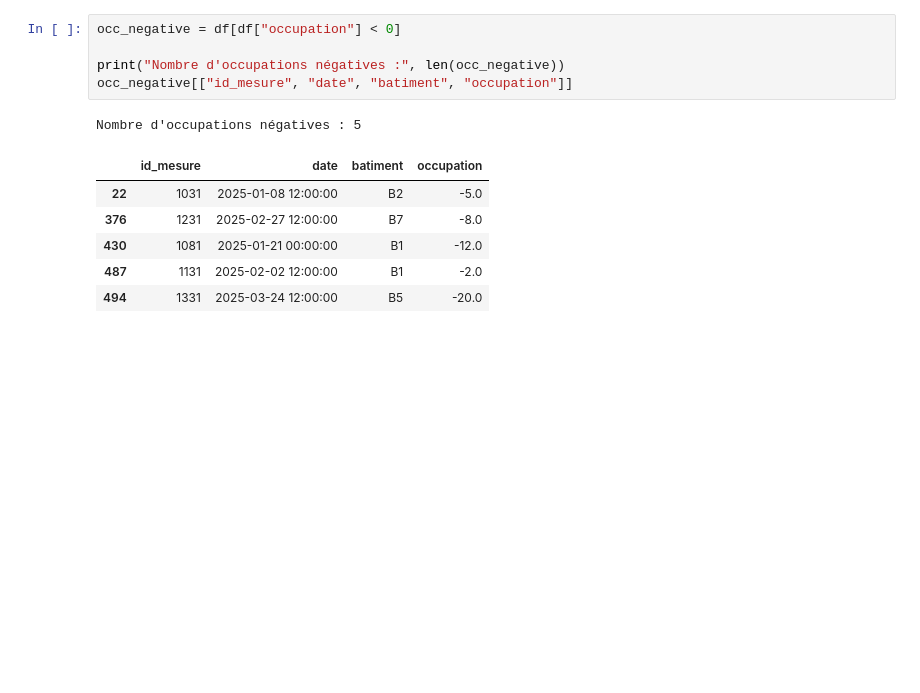
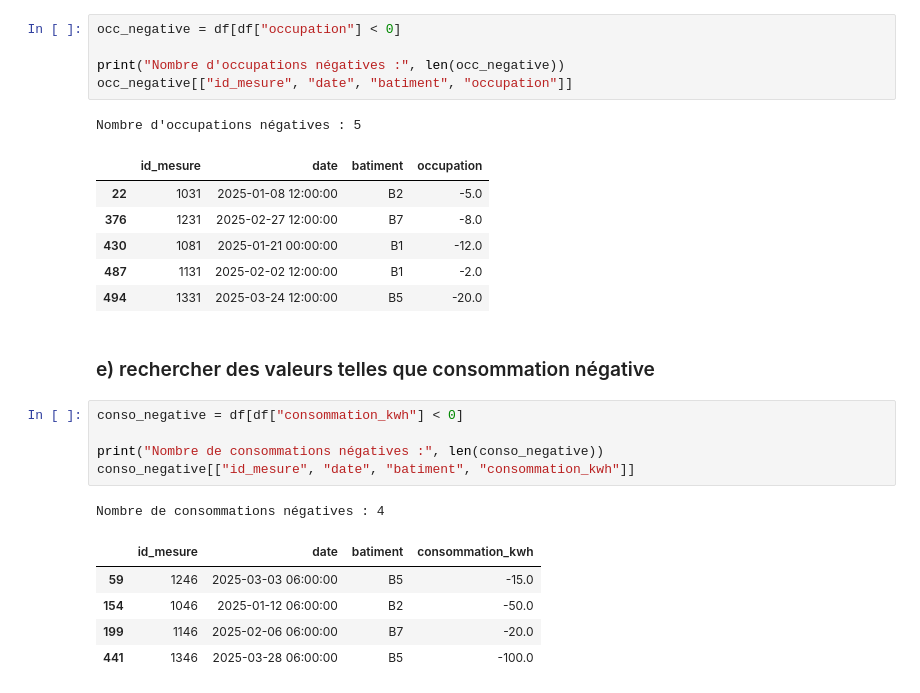
Before and after one commit to sinendoye/atelier_prepa_donnees_tab, a Jupyter notebook: notebooks/atelier_prepa_donnees_tab.ipynb, the cells around one changed output. Cells and saved outputs as stored; diff of their text form; blank space fills up the shorter version.

Commit message:
Recherche des valeurs telles que consommation négative

```diff
--- a/notebooks/atelier_prepa_donnees_tab.ipynb
+++ b/notebooks/atelier_prepa_donnees_tab.ipynb
@@ -202,3 +202,17 @@ Nombre d'occupations négatives : 5
 | 430 | 1081 | 2025-01-21 00:00:00 | B1 | -12.0 |
 | 487 | 1131 | 2025-02-02 12:00:00 | B1 | -2.0 |
 | 494 | 1331 | 2025-03-24 12:00:00 | B5 | -20.0 |
+# %% [markdown]
+### e) rechercher des valeurs telles que consommation négative
+# %%
+conso_negative = df[df["consommation_kwh"] < 0]
+
+print("Nombre de consommations négatives :", len(conso_negative))
+conso_negative[["id_mesure", "date", "batiment", "consommation_kwh"]]
+# %% [output]
+Nombre de consommations négatives : 4
+|  | id_mesure | date | batiment | consommation_kwh |
+| 59 | 1246 | 2025-03-03 06:00:00 | B5 | -15.0 |
+| 154 | 1046 | 2025-01-12 06:00:00 | B2 | -50.0 |
+| 199 | 1146 | 2025-02-06 06:00:00 | B7 | -20.0 |
+| 441 | 1346 | 2025-03-28 06:00:00 | B5 | -100.0 |
```
